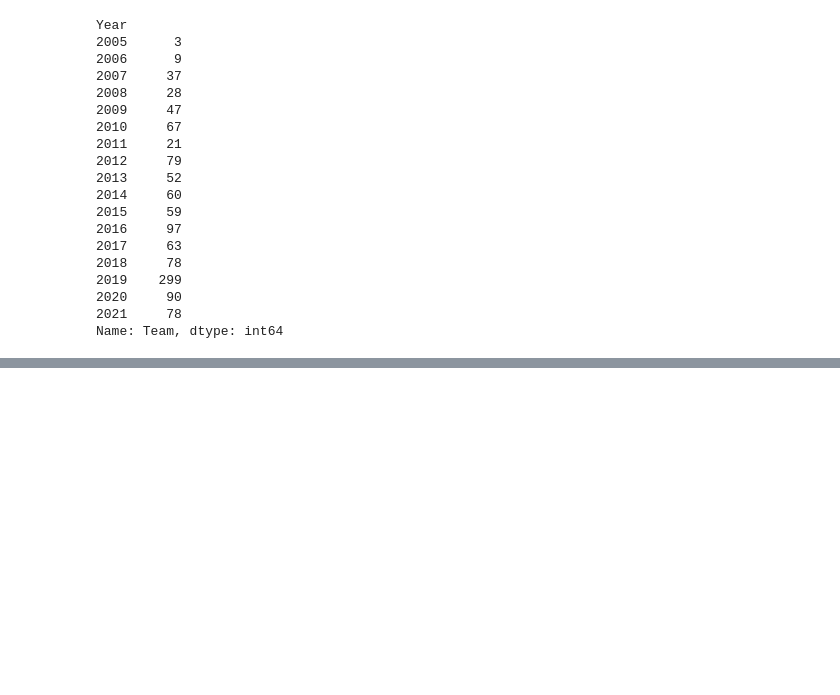
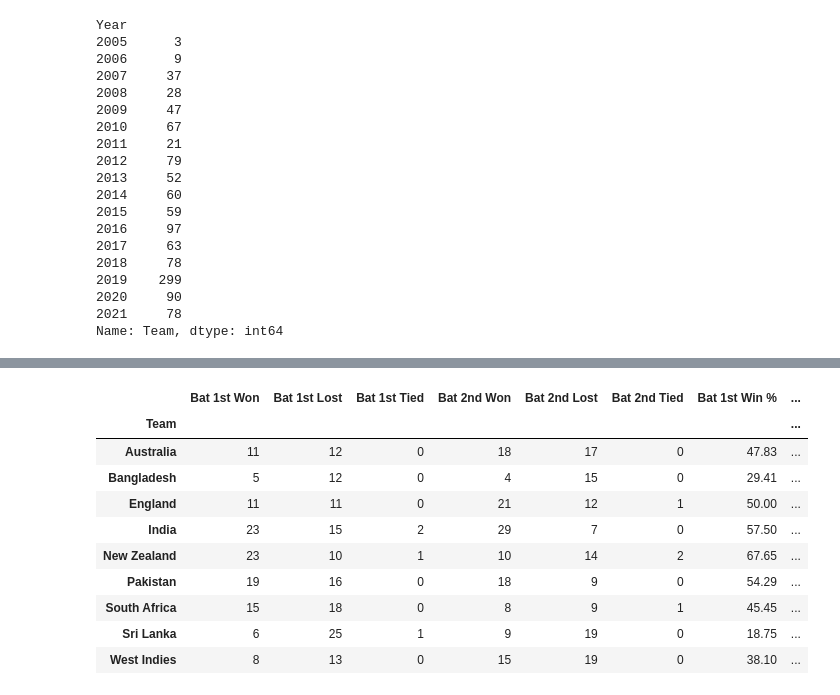
Before and after one commit to VicodinAbuser/Cricket-Predictvie-Analytics-Experimentation, a Jupyter notebook: Ind SL T20I Predictive Analytics.ipynb, the cells around one changed output, grey strips where cells are left out. Drawn from its saved outputs; the diff is of its cells as text; code cells hidden in the pictures; blank space fills up the shorter version.

```diff
--- a/Ind SL T20I Predictive Analytics.ipynb
+++ b/Ind SL T20I Predictive Analytics.ipynb
@@ -236,0 +226,15 @@ team_wise_results
+# %%
+team_wise_results_last_5_years = win_loss_percentage_batting_first_second(df, starting_year=2015)
+team_wise_results_last_5_years
+# %% [output]
+|  | Bat 1st Won | Bat 1st Lost | Bat 1st Tied | Bat 2nd Won | Bat 2nd Lost | Bat 2nd Tied | Bat 1st Win % | ... |
+| Team |  |  |  |  |  |  |  | ... |
+| Australia | 11 | 12 | 0 | 18 | 17 | 0 | 47.83 | ... |
+| Bangladesh | 5 | 12 | 0 | 4 | 15 | 0 | 29.41 | ... |
+| England | 11 | 11 | 0 | 21 | 12 | 1 | 50.00 | ... |
+| India | 23 | 15 | 2 | 29 | 7 | 0 | 57.50 | ... |
+| New Zealand | 23 | 10 | 1 | 10 | 14 | 2 | 67.65 | ... |
+| Pakistan | 19 | 16 | 0 | 18 | 9 | 0 | 54.29 | ... |
+| South Africa | 15 | 18 | 0 | 8 | 9 | 1 | 45.45 | ... |
+| Sri Lanka | 6 | 25 | 1 | 9 | 19 | 0 | 18.75 | ... |
+| West Indies | 8 | 13 | 0 | 15 | 19 | 0 | 38.10 | ... |
```
Also changed, not shown: parts of 17 cells of this notebook, 4 other files.
